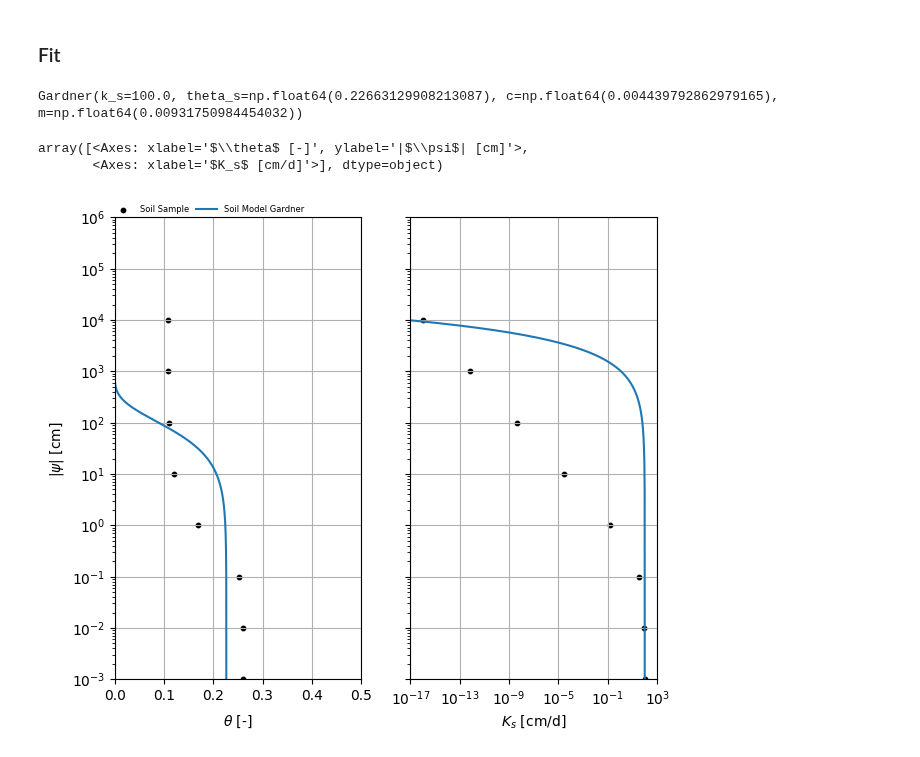
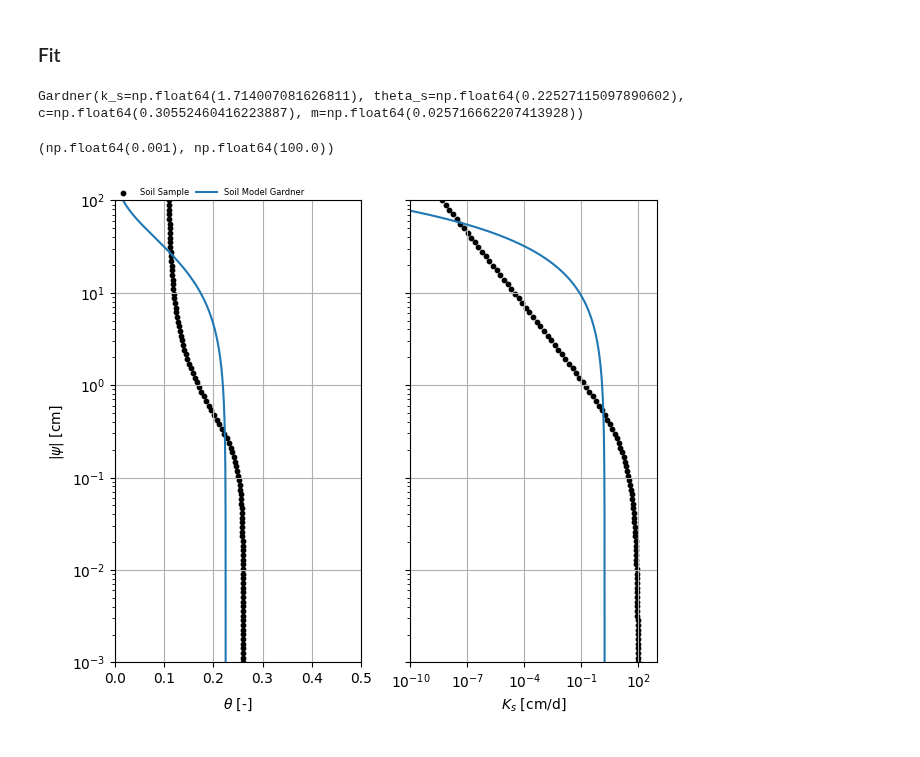
Before and after one commit to martinvonk/pedon, a Jupyter notebook: examples/06_hypags_curvefitting.ipynb, the cells around one changed output. Drawn from its saved outputs; the diff is of its cells as text; code cells hidden in the pictures.

```diff
--- a/examples/06_hypags_curvefitting.ipynb
+++ b/examples/06_hypags_curvefitting.ipynb
@@ -77,6 +77,6 @@ Genuchten(k_s=100.0, theta_r=0.108, theta_s=np.float64(0.260064701261806), alpha
 # %%
 h = np.logspace(
-    -4, 4, 9
+    -3, 2, 100
 )  # carefull with sampling h since k goes to zero very fast for large h which gives trouble with logs
 k = genuchten.k(h)
 theta = genuchten.theta(h)
@@ -85,9 +85,10 @@ soilsample = pe.SoilSample(h=h, k=k, theta=theta)
 ### Set initial parameters and bounds
 # %%
 pbounds = pe.get_params("Gardner")
-pbounds.loc["k_s", "p_ini"] = k_cmd
+pbounds.loc["k_s"] = [k_cmd, k_cmd-100.0, k_cmd+10.0]
 pbounds.loc["theta_s"] = [genuchten.theta_s, 0.2, 0.3]
-pbounds.loc["c"] = [0.02, 0.0001, 0.5]
-pbounds.loc["m"] = [0.02, 0.0001, 0.5]
+pbounds.loc["c"] = [0.15, 0.0001, 0.5]
+pbounds.loc["m"] = [0.3, 0.0001, 0.5]
+pbounds
 # %% [output]
 WARNING:root:No default parameter bounds for SoilModel type Gardner
@@ -104,16 +112,17 @@ axes = plot_compare(soilsample, gardner_ini)
 # %%
 gardner = soilsample.fit(
     pe.Gardner,
-    pbounds=pbounds.drop("k_s"),
-    k_s=k_cmd,  # fix k_s since we know it
+    pbounds=pbounds,
+    # k_s=k_cmd,  # fix option to fix k_s and only fit k_r
+    W1=0.1, # how to weight k vs theta data
 )
 gardner
 # %% [output]
-Gardner(k_s=100.0, theta_s=np.float64(0.22663129908213087), c=np.float64(0.004439792862979165), m=np.float64(0.00931750984454032))
+Gardner(k_s=np.float64(1.714007081626811), theta_s=np.float64(0.22527115097890602), c=np.float64(0.30552460416223887), m=np.float64(0.025716662207413928))
 # %%
 # compare initial guesses with genuchten
-plot_compare(soilsample, gardner)
+axes = plot_compare(soilsample, gardner)
+axes[0].set_ylim(h[0], h[-1])
 # %% [output]
-array([<Axes: xlabel='$\\theta$ [-]', ylabel='|$\\psi$| [cm]'>,
-       <Axes: xlabel='$K_s$ [cm/d]'>], dtype=object)
+(np.float64(0.001), np.float64(100.0))
-[figure, old version]
+[figure, new version]
```
Also changed, not shown: parts of 3 cells of this notebook, 15 other files.
